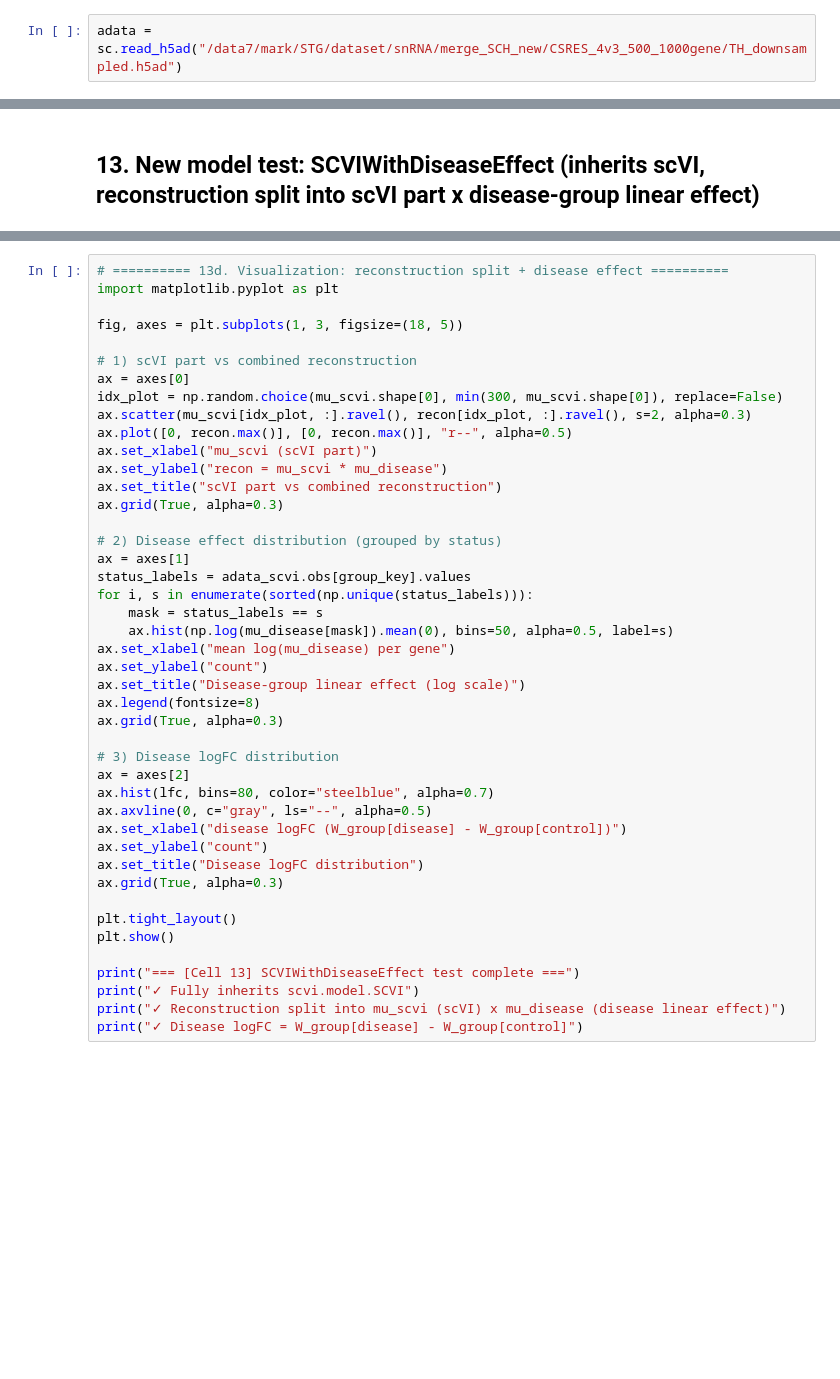
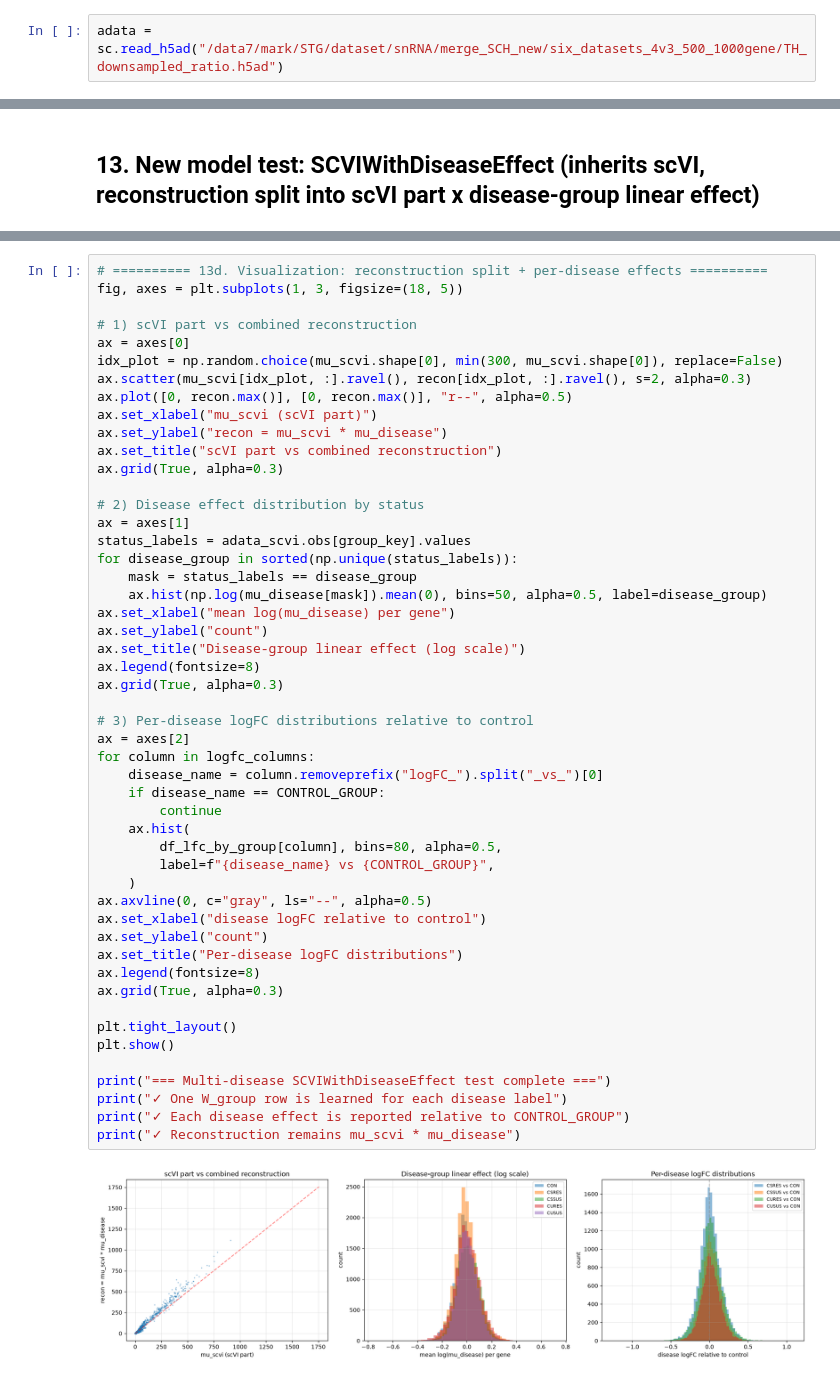
Before and after one commit to juychen/RUVDEG, a Jupyter notebook: testRUVVAE_ZINB.ipynb, the cells around one changed output, grey strips where cells are left out. Drawn from its saved outputs; the diff is of its cells as text; blank space fills up the shorter version.

```diff
--- a/testRUVVAE_ZINB.ipynb
+++ b/testRUVVAE_ZINB.ipynb
@@ -1,6 +1,6 @@
 # %%
 import scanpy as sc
 # %%
-adata = sc.read_h5ad("/data7/mark/STG/dataset/snRNA/merge_SCH_new/CSRES_4v3_500_1000gene/TH_downsampled.h5ad")
+adata = sc.read_h5ad("/data7/mark/STG/dataset/snRNA/merge_SCH_new/six_datasets_4v3_500_1000gene/TH_downsampled_ratio.h5ad")
 # %%
 adata.obs["celltype.L2"].value_counts()
@@ -408,44 +533,52 @@ display(df_lfc.head(10))
 # %%
-# ========== 13d. Visualization: reconstruction split + disease effect ==========
-import matplotlib.pyplot as plt
-
+# ========== 13d. Visualization: reconstruction split + per-disease effects ==========
 fig, axes = plt.subplots(1, 3, figsize=(18, 5))
 
 # 1) scVI part vs combined reconstruction
 ax = axes[0]
 idx_plot = np.random.choice(mu_scvi.shape[0], min(300, mu_scvi.shape[0]), replace=False)
 ax.scatter(mu_scvi[idx_plot, :].ravel(), recon[idx_plot, :].ravel(), s=2, alpha=0.3)
 ax.plot([0, recon.max()], [0, recon.max()], "r--", alpha=0.5)
 ax.set_xlabel("mu_scvi (scVI part)")
 ax.set_ylabel("recon = mu_scvi * mu_disease")
 ax.set_title("scVI part vs combined reconstruction")
 ax.grid(True, alpha=0.3)
 
-# 2) Disease effect distribution (grouped by status)
+# 2) Disease effect distribution by status
 ax = axes[1]
 status_labels = adata_scvi.obs[group_key].values
-for i, s in enumerate(sorted(np.unique(status_labels))):
-    mask = status_labels == s
-    ax.hist(np.log(mu_disease[mask]).mean(0), bins=50, alpha=0.5, label=s)
+for disease_group in sorted(np.unique(status_labels)):
+    mask = status_labels == disease_group
+    ax.hist(np.log(mu_disease[mask]).mean(0), bins=50, alpha=0.5, label=disease_group)
 ax.set_xlabel("mean log(mu_disease) per gene")
 ax.set_ylabel("count")
 ax.set_title("Disease-group linear effect (log scale)")
 ax.legend(fontsize=8)
 ax.grid(True, alpha=0.3)
 
-# 3) Disease logFC distribution
+# 3) Per-disease logFC distributions relative to control
 ax = axes[2]
-ax.hist(lfc, bins=80, color="steelblue", alpha=0.7)
+for column in logfc_columns:
+    disease_name = column.removeprefix("logFC_").split("_vs_")[0]
+    if disease_name == CONTROL_GROUP:
+        continue
+    ax.hist(
+        df_lfc_by_group[column], bins=80, alpha=0.5,
+        label=f"{disease_name} vs {CONTROL_GROUP}",
+    )
 ax.axvline(0, c="gray", ls="--", alpha=0.5)
-ax.set_xlabel("disease logFC (W_group[disease] - W_group[control])")
+ax.set_xlabel("disease logFC relative to control")
 ax.set_ylabel("count")
-ax.set_title("Disease logFC distribution")
+ax.set_title("Per-disease logFC distributions")
+ax.legend(fontsize=8)
 ax.grid(True, alpha=0.3)
 
 plt.tight_layout()
 plt.show()
 
-print("=== [Cell 13] SCVIWithDiseaseEffect test complete ===")
-print("✓ Fully inherits scvi.model.SCVI")
-print("✓ Reconstruction split into mu_scvi (scVI) x mu_disease (disease linear effect)")
-print("✓ Disease logFC = W_group[disease] - W_group[control]")
+print("=== Multi-disease SCVIWithDiseaseEffect test complete ===")
+print("✓ One W_group row is learned for each disease label")
+print("✓ Each disease effect is reported relative to CONTROL_GROUP")
+print("✓ Reconstruction remains mu_scvi * mu_disease")
+# %% [output]
+[figure, added]
```
Also changed, not shown: parts of 12 cells of this notebook, 1 other file.
